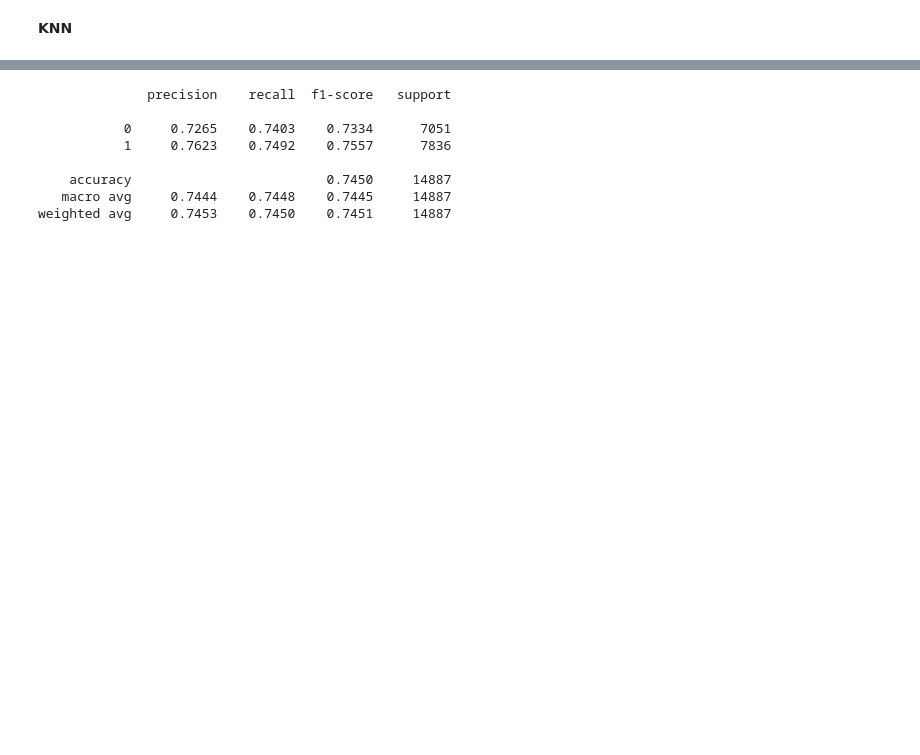
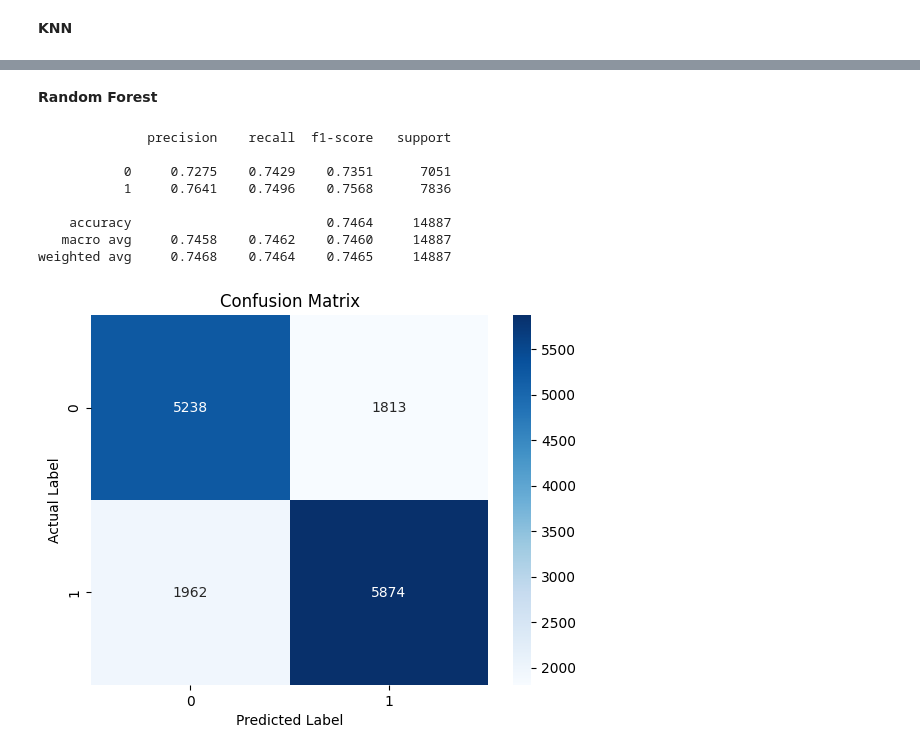
Before and after one commit to rifqimaruf/fp-pm-b, a Jupyter notebook: skenario1.ipynb, the cells around one changed output, grey strips where cells are left out. Drawn from its saved outputs; the diff is of its cells as text; code cells hidden in the pictures; blank space fills up the shorter version.

```diff
--- a/skenario1.ipynb
+++ b/skenario1.ipynb
@@ -95,17 +117,27 @@ weighted avg     0.5144    0.5152    0.5147     14887
+# %% [markdown]
+**Random Forest**
 # %%
 # Random Forest
 rf = RandomForestClassifier()
 rf.fit(X_train, y_train)
 rf_y_pred = rf.predict(X_test)
 
 # Show all the matrix evaluation
 print(classification_report(y_test, rf_y_pred, digits=4))
+
+# Plot Confusion Matrix
+sns.heatmap(confusion_matrix(y_test, rf_y_pred), annot=True, fmt='d', cmap='Blues')
+plt.xlabel('Predicted Label')
+plt.ylabel('Actual Label')
+plt.title('Confusion Matrix')
+plt.show()
 # %% [output]
               precision    recall  f1-score   support
 
-           0     0.7265    0.7403    0.7334      7051
-           1     0.7623    0.7492    0.7557      7836
+           0     0.7275    0.7429    0.7351      7051
+           1     0.7641    0.7496    0.7568      7836
 
-    accuracy                         0.7450     14887
-   macro avg     0.7444    0.7448    0.7445     14887
-weighted avg     0.7453    0.7450    0.7451     14887
+    accuracy                         0.7464     14887
+   macro avg     0.7458    0.7462    0.7460     14887
+weighted avg     0.7468    0.7464    0.7465     14887
+[figure, added]
```
Also changed, not shown: parts of 21 cells of this notebook, 3 other files.
